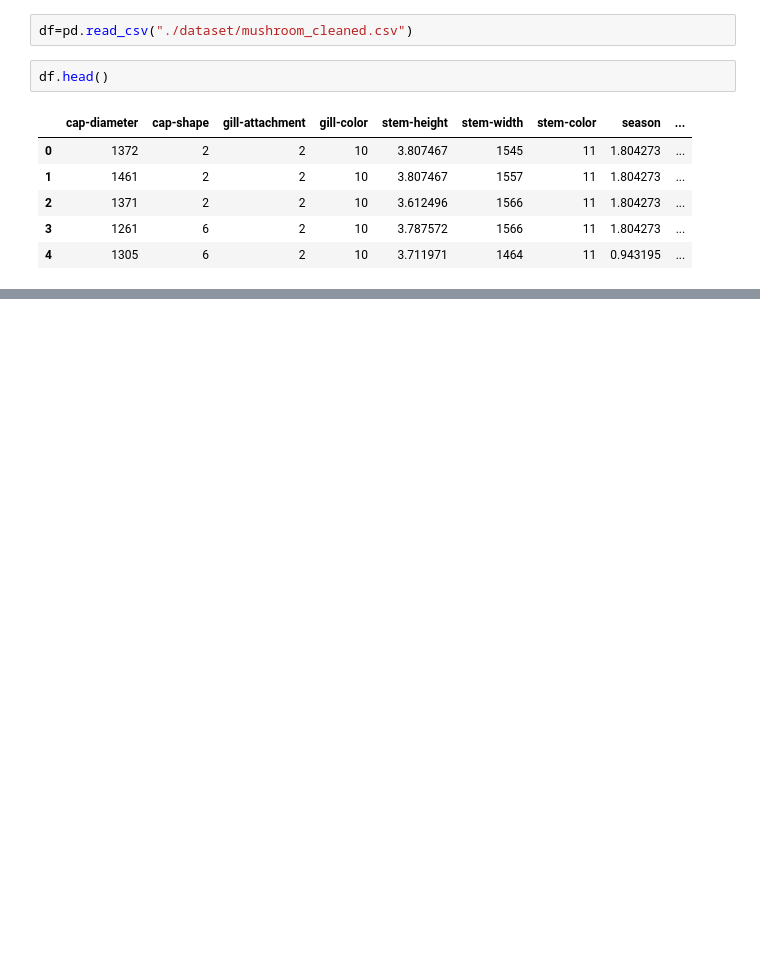
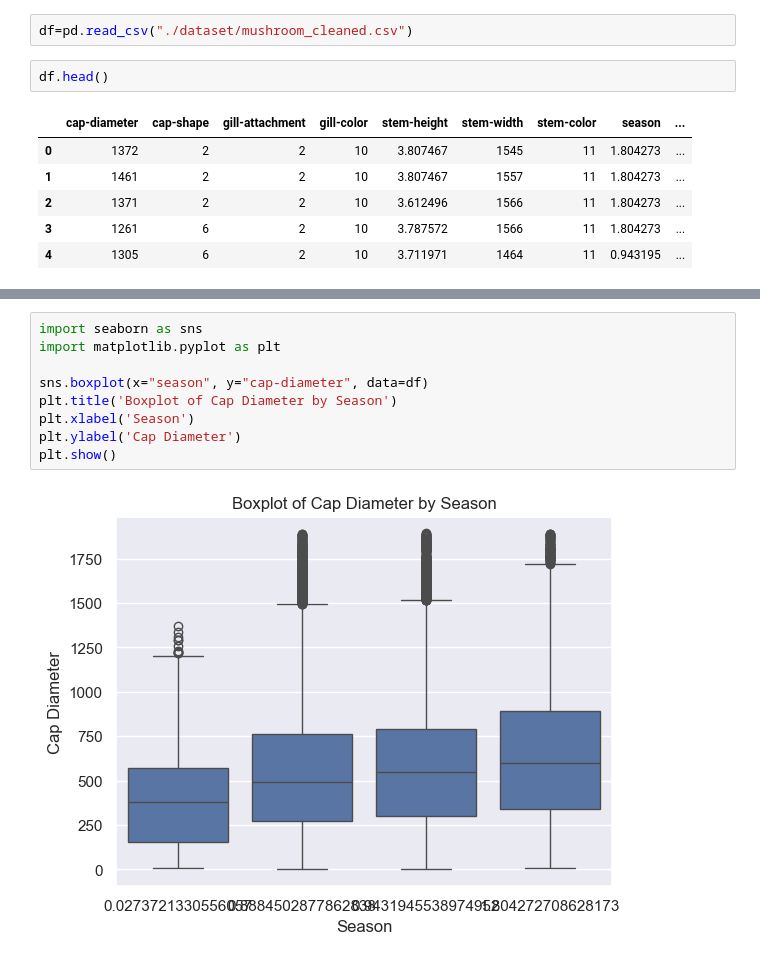
Before and after one commit to SajjadKhanYousafzai/Projects--Kaggle-, a Jupyter notebook: Mushroom_cleaned/mushroom.ipynb, the cells around one changed output, grey strips where cells are left out. Drawn from its saved outputs; the diff is of its cells as text; blank space fills up the shorter version.

```diff
--- a/Mushroom_cleaned/mushroom.ipynb
+++ b/Mushroom_cleaned/mushroom.ipynb
@@ -96,0 +153,11 @@ df.head()
+# %%
+import seaborn as sns
+import matplotlib.pyplot as plt
+
+sns.boxplot(x="season", y="cap-diameter", data=df)
+plt.title('Boxplot of Cap Diameter by Season')
+plt.xlabel('Season')
+plt.ylabel('Cap Diameter')
+plt.show()
+# %% [output]
+[figure, added]
```
Also changed, not shown: parts of 30 cells of this notebook.
